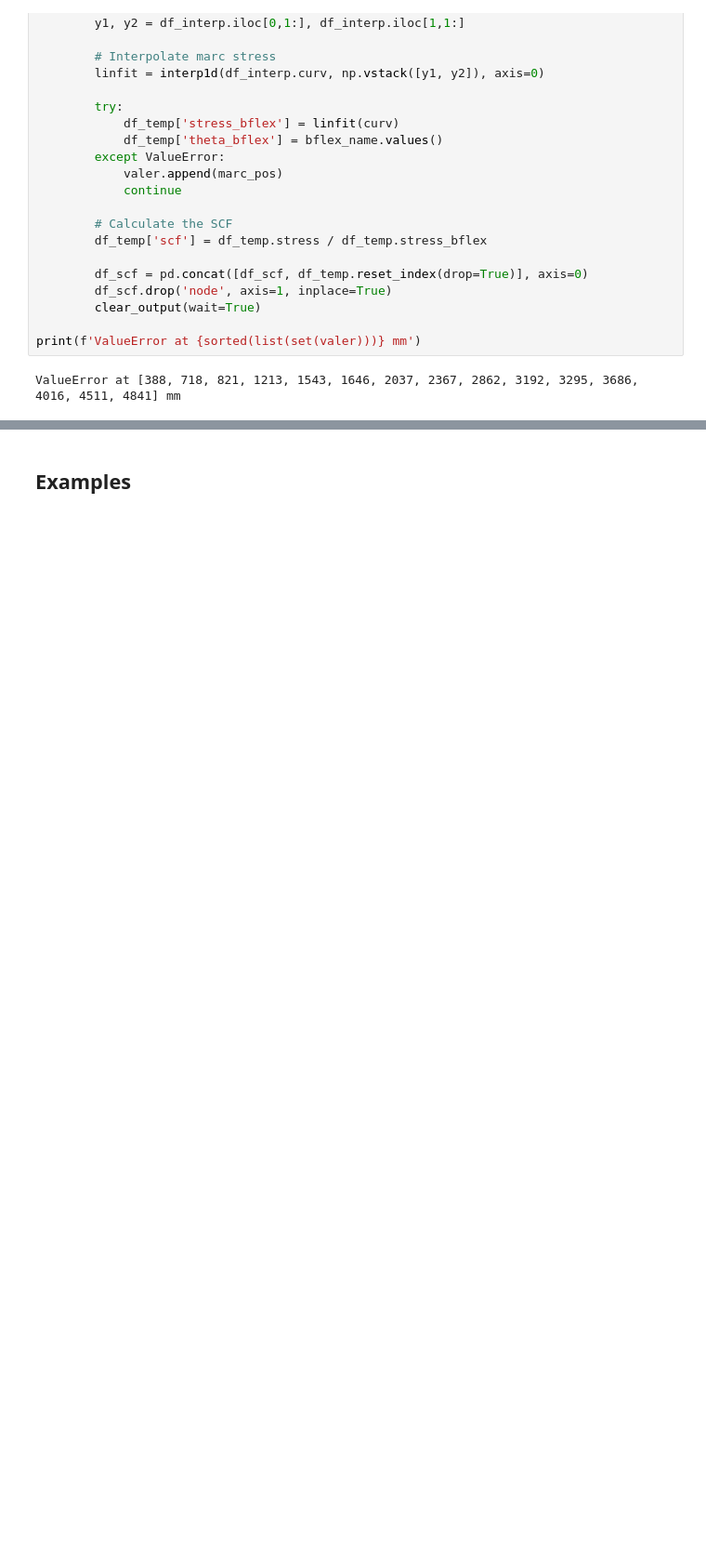
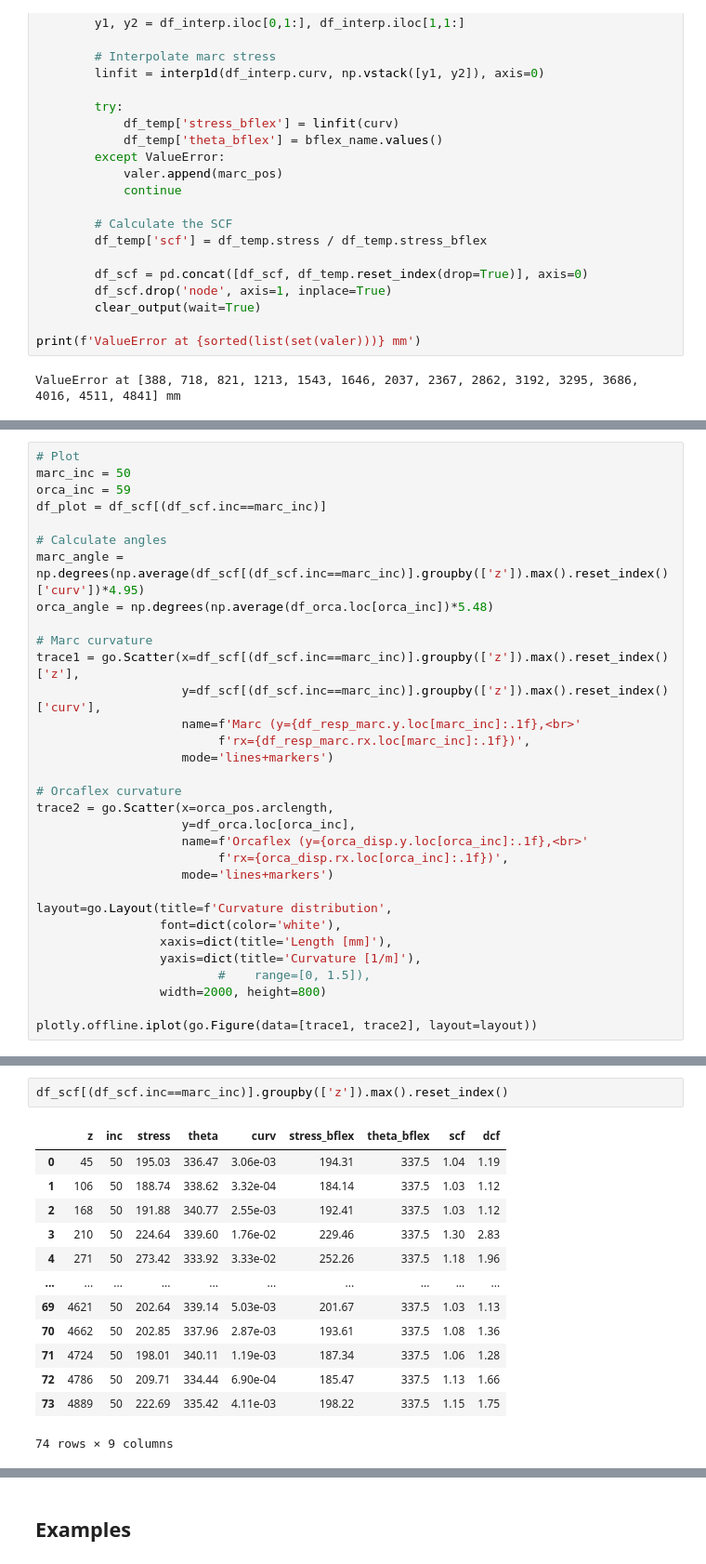
Before and after one commit to tom-are-grov-4ss/marc-bflex-ssc, a Jupyter notebook: Marc_tools_notebook.ipynb, the cells around one changed output, grey strips where cells are left out. Shown at 93% size. Saved outputs shown, nothing was run; the diff lists cells and outputs as text; blank space fills up the shorter version.

```diff
--- a/Marc_tools_notebook.ipynb
+++ b/Marc_tools_notebook.ipynb
@@ -442,0 +478,32 @@ plotly.offline.iplot(go.Figure(data=[trace], layout=layout))
+# %%
+# Plot
+marc_inc = 50
+orca_inc = 59
+df_plot = df_scf[(df_scf.inc==marc_inc)]
+
+# Calculate angles
+marc_angle = np.degrees(np.average(df_scf[(df_scf.inc==marc_inc)].groupby(['z']).max().reset_index()['curv'])*4.95)
+orca_angle = np.degrees(np.average(df_orca.loc[orca_inc])*5.48)
+
+# Marc curvature
+trace1 = go.Scatter(x=df_scf[(df_scf.inc==marc_inc)].groupby(['z']).max().reset_index()['z'],
+                    y=df_scf[(df_scf.inc==marc_inc)].groupby(['z']).max().reset_index()['curv'],
+                    name=f'Marc (y={df_resp_marc.y.loc[marc_inc]:.1f},<br>'
+                         f'rx={df_resp_marc.rx.loc[marc_inc]:.1f})',
+                    mode='lines+markers')
+
+# Orcaflex curvature
+trace2 = go.Scatter(x=orca_pos.arclength,
+                    y=df_orca.loc[orca_inc],
+                    name=f'Orcaflex (y={orca_disp.y.loc[orca_inc]:.1f},<br>'
+                         f'rx={orca_disp.rx.loc[orca_inc]:.1f})',
+                    mode='lines+markers')
+
+layout=go.Layout(title=f'Curvature distribution',
+                 font=dict(color='white'),
+                 xaxis=dict(title='Length [mm]'),
+                 yaxis=dict(title='Curvature [1/m]'),
+                         #    range=[0, 1.5]),
+                 width=2000, height=800)
+
+plotly.offline.iplot(go.Figure(data=[trace1, trace2], layout=layout))
@@ -442,0 +512,16 @@ plotly.offline.iplot(go.Figure(data=[trace], layout=layout))
+# %%
+df_scf[(df_scf.inc==marc_inc)].groupby(['z']).max().reset_index()
+# %% [output]
+|  | z | inc | stress | theta | curv | stress_bflex | theta_bflex | scf | dcf |
+| 0 | 45 | 50 | 195.03 | 336.47 | 3.06e-03 | 194.31 | 337.5 | 1.04 | 1.19 |
+| 1 | 106 | 50 | 188.74 | 338.62 | 3.32e-04 | 184.14 | 337.5 | 1.03 | 1.12 |
+| 2 | 168 | 50 | 191.88 | 340.77 | 2.55e-03 | 192.41 | 337.5 | 1.03 | 1.12 |
+| 3 | 210 | 50 | 224.64 | 339.60 | 1.76e-02 | 229.46 | 337.5 | 1.30 | 2.83 |
+| 4 | 271 | 50 | 273.42 | 333.92 | 3.33e-02 | 252.26 | 337.5 | 1.18 | 1.96 |
+| ... | ... | ... | ... | ... | ... | ... | ... | ... | ... |
+| 69 | 4621 | 50 | 202.64 | 339.14 | 5.03e-03 | 201.67 | 337.5 | 1.03 | 1.13 |
+| 70 | 4662 | 50 | 202.85 | 337.96 | 2.87e-03 | 193.61 | 337.5 | 1.08 | 1.36 |
+| 71 | 4724 | 50 | 198.01 | 340.11 | 1.19e-03 | 187.34 | 337.5 | 1.06 | 1.28 |
+| 72 | 4786 | 50 | 209.71 | 334.44 | 6.90e-04 | 185.47 | 337.5 | 1.13 | 1.66 |
+| 73 | 4889 | 50 | 222.69 | 335.42 | 4.11e-03 | 198.22 | 337.5 | 1.15 | 1.75 |
+74 rows × 9 columns
```
Also changed, not shown: parts of 25 cells of this notebook.
